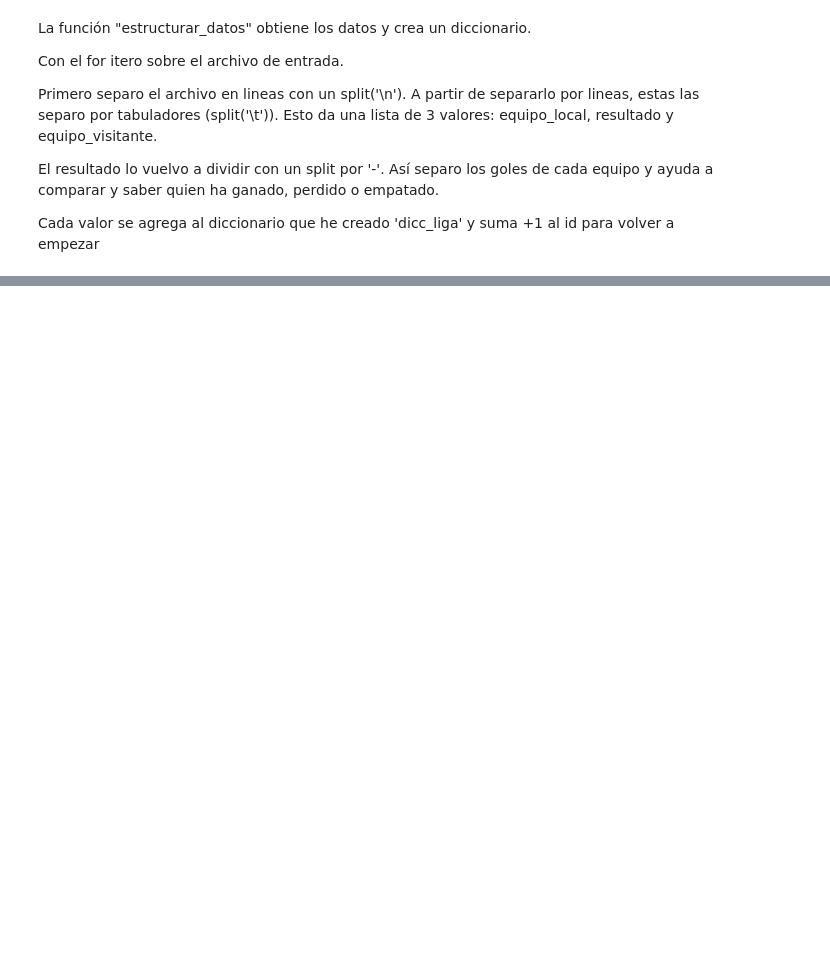
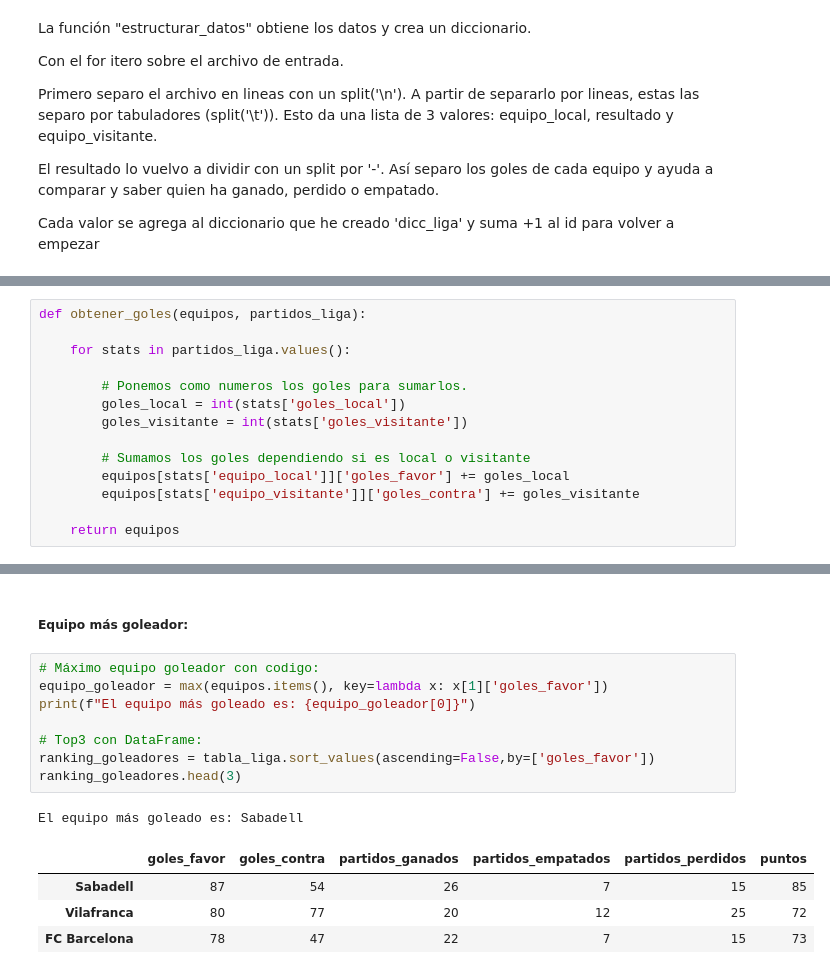
Before and after one commit to noelcarrionmatias/IT_Data, a Jupyter notebook: Especializacion/7_Sprint/codigo_sprint7_noel.ipynb, the cells around one changed output, grey strips where cells are left out. Drawn from its saved outputs; the diff is of its cells as text; blank space fills up the shorter version.

```diff
--- a/Especializacion/7_Sprint/codigo_sprint7_noel.ipynb
+++ b/Especializacion/7_Sprint/codigo_sprint7_noel.ipynb
@@ -729,0 +715,14 @@ obtener_equipos(estructurar_partidos(data_liga))
+# %%
+def obtener_goles(equipos, partidos_liga):
+
+    for stats in partidos_liga.values():
+
+        # Ponemos como numeros los goles para sumarlos.
+        goles_local = int(stats['goles_local'])
+        goles_visitante = int(stats['goles_visitante'])
+
+        # Sumamos los goles dependiendo si es local o visitante
+        equipos[stats['equipo_local']]['goles_favor'] += goles_local
+        equipos[stats['equipo_visitante']]['goles_contra'] += goles_visitante
+
+    return equipos
@@ -729,0 +793,16 @@ obtener_equipos(estructurar_partidos(data_liga))
+# %% [markdown]
+##### Equipo más goleador:
+# %%
+# Máximo equipo goleador con codigo:
+equipo_goleador = max(equipos.items(), key=lambda x: x[1]['goles_favor'])
+print(f"El equipo más goleado es: {equipo_goleador[0]}")
+
+# Top3 con DataFrame:
+ranking_goleadores = tabla_liga.sort_values(ascending=False,by=['goles_favor'])
+ranking_goleadores.head(3)
+# %% [output]
+El equipo más goleado es: Sabadell
+|  | goles_favor | goles_contra | partidos_ganados | partidos_empatados | partidos_perdidos | puntos |
+| Sabadell | 87 | 54 | 26 | 7 | 15 | 85 |
+| Vilafranca | 80 | 77 | 20 | 12 | 25 | 72 |
+| FC Barcelona | 78 | 47 | 22 | 7 | 15 | 73 |
```
Also changed, not shown: parts of 23 cells of this notebook.
